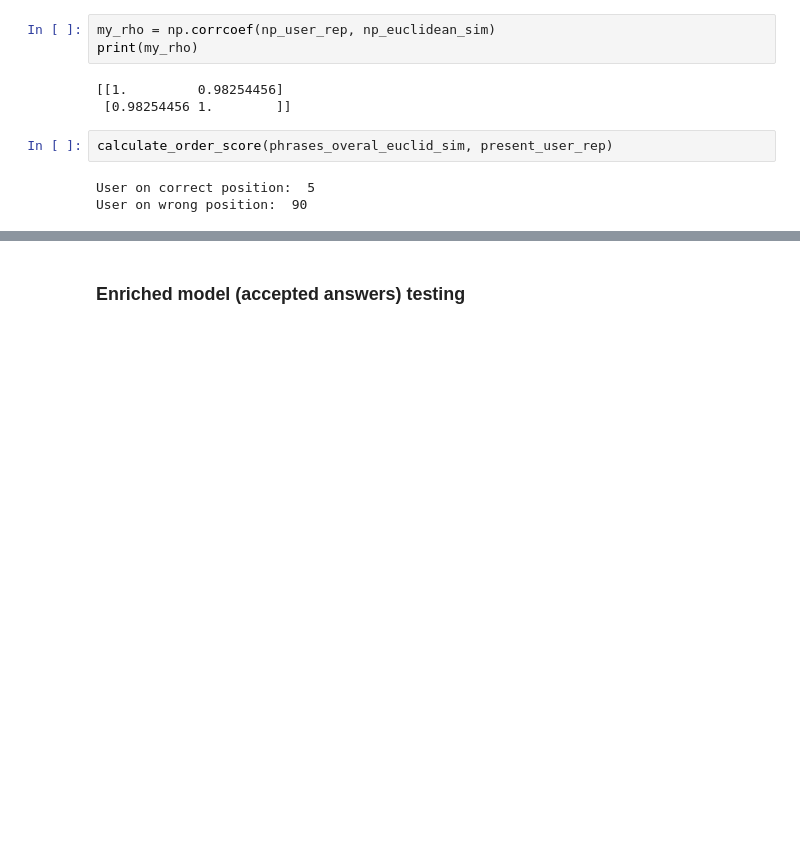
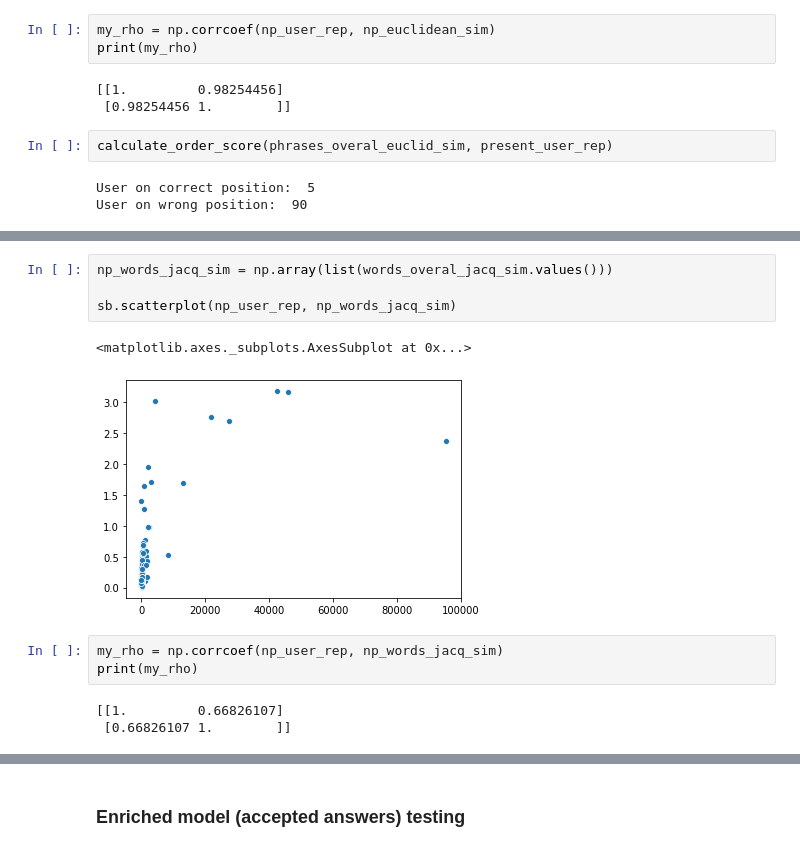
Before and after one commit to Denissovan/DP-user_parsing, a Jupyter notebook: SE_parsing.ipynb, the cells around one changed output, grey strips where cells are left out. Saved outputs shown, nothing was run; the diff lists cells and outputs as text; blank space fills up the shorter version.

```diff
--- a/SE_parsing.ipynb
+++ b/SE_parsing.ipynb
@@ -684,0 +709,13 @@ User on wrong position:  90
+# %%
+np_words_jacq_sim = np.array(list(words_overal_jacq_sim.values()))
+
+sb.scatterplot(np_user_rep, np_words_jacq_sim)
+# %% [output]
+<matplotlib.axes._subplots.AxesSubplot at 0x...>
+[figure, added]
+# %%
+my_rho = np.corrcoef(np_user_rep, np_words_jacq_sim)
+print(my_rho)
+# %% [output]
+[[1.         0.66826107]
+ [0.66826107 1.        ]]
```
Also changed, not shown: parts of 74 cells of this notebook, 1 other file.
